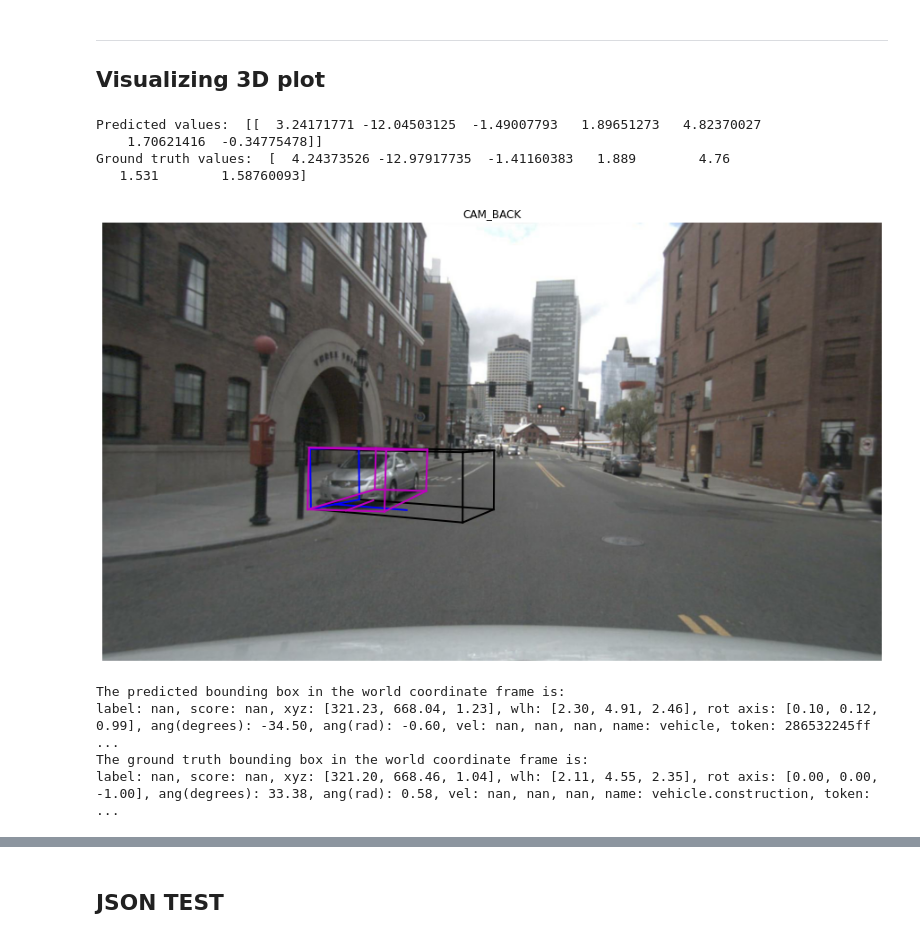
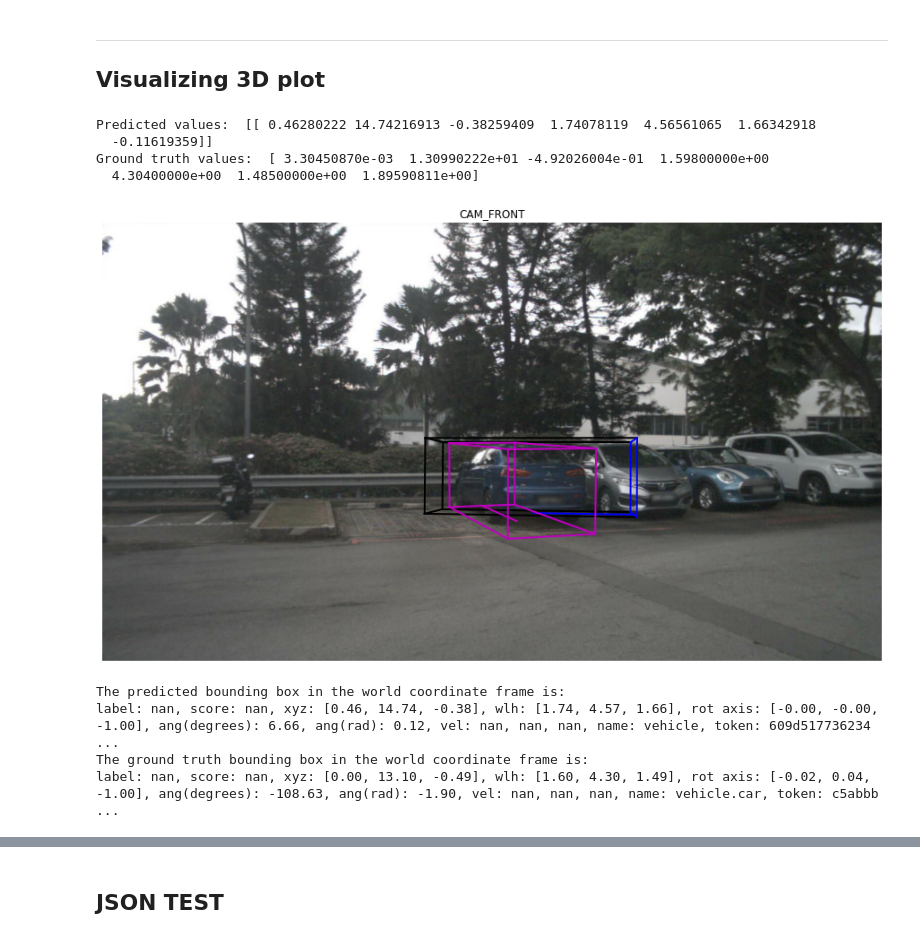
Before and after one commit to MikeS96/3d_obj_detection, a Jupyter notebook: 3D Bounding box regressor.ipynb, the cells around one changed output, grey strips where cells are left out. Drawn from its saved outputs; the diff is of its cells as text; code cells hidden in the pictures.

```diff
--- a/3D Bounding box regressor.ipynb
+++ b/3D Bounding box regressor.ipynb
@@ -509,52 +510,53 @@ KeyboardInterrupt:
 ## Visualizing 3D plot
 # %%
 # sample index to predict
-idx = 20 # Idx test max 283 - 92
+idx = 33 # Idx test max 283 - 92 - 25
 
 # Make a prediction with random forest model
 pred_test = svr_mo.predict(X_test_scaled[idx, :].reshape(1, -1))
 
 # Extract relevant info of the prediction
 fast_test = y_test_tokens.to_numpy()
 sample_token, cam_token, ann_token, label = fast_test[idx, :]
 
 # Obtaining metadata of the ground truth
 sensor_laser = 'LIDAR_TOP'
 sample_metadata = nusc.get('sample', sample_token)
 point_data = nusc.get('sample_data', sample_metadata['data'][sensor_laser])
 
 # Obtaining ground truth bounding box in Lidar coordinate frame
 gt_box = target_to_cam(nusc, point_data['token'], ann_token, pointsensor_channel = 'LIDAR_TOP')
 
 # Compare ground truth vs prediction
 print('Predicted values: ', pred_test)
 print('Ground truth values: ', y_test[idx, :])
 
 # Create a Quaternion with the orientation of the predicted vehicle
 q0 = Quaternion(axis=[0, 0, 1], angle = pred_test[0][6])
 # Create the bounding box object
 bbox = Box(pred_test[0][:3], pred_test[0][3:6], q0, name = label,token = sample_token)
 # Make a deepcopy of the results in the LiDAR frame
 lidar_box = copy.deepcopy(bbox)
 # Plot the results
 plot_3d_image_(nusc, cam_token, label, sample_token, bbox, gt_bbox_3d = gt_box)
 # %% [output]
-Predicted values:  [[  3.24171771 -12.04503125  -1.49007793   1.89651273   4.82370027
-    1.70621416  -0.34775478]]
-Ground truth values:  [  4.24373526 -12.97917735  -1.41160383   1.889        4.76
-   1.531        1.58760093]
+Predicted values:  [[ 0.46280222 14.74216913 -0.38259409  1.74078119  4.56561065  1.66342918
+  -0.11619359]]
+Ground truth values:  [ 3.30450870e-03  1.30990222e+01 -4.92026004e-01  1.59800000e+00
+  4.30400000e+00  1.48500000e+00  1.89590811e+00]
-[figure, old version]
+[figure, new version]
 # %%
 # Mapping predicted bounding box to world coordinate frame
-bbox_map_world = pred_to_world(nusc, point_data['token'], lidar_box, pointsensor_channel = 'LIDAR_TOP')
+#bbox_map_world = pred_to_world(nusc, point_data['token'], lidar_box, pointsensor_channel = 'LIDAR_TOP')
+bbox_map_world = copy.deepcopy(lidar_box)
+# Obtain box parameters
+#box = nusc.get_box(ann_token)
+box = target_to_cam(nusc, point_data['token'], ann_token, pointsensor_channel = 'LIDAR_TOP')
 
-# Obtain box parameters
-box = nusc.get_box(ann_token)
-
-print('The predicted bounding box in the world coordinate frame is: \n{}'.format(bbox_map_world))
+print('The predicted bounding box in the world coordinate frame is: \n{}'.format(lidar_box))
 print('The ground truth bounding box in the world coordinate frame is: \n{}'.format(box))
 # %% [output]
 The predicted bounding box in the world coordinate frame is:
-label: nan, score: nan, xyz: [321.23, 668.04, 1.23], wlh: [2.30, 4.91, 2.46], rot axis: [0.10, 0.12, 0.99], ang(degrees): -34.50, ang(rad): -0.60, vel: nan, nan, nan, name: vehicle, token: 286532245ff ...
+label: nan, score: nan, xyz: [0.46, 14.74, -0.38], wlh: [1.74, 4.57, 1.66], rot axis: [-0.00, -0.00, -1.00], ang(degrees): 6.66, ang(rad): 0.12, vel: nan, nan, nan, name: vehicle, token: 609d517736234 ...
 The ground truth bounding box in the world coordinate frame is:
-label: nan, score: nan, xyz: [321.20, 668.46, 1.04], wlh: [2.11, 4.55, 2.35], rot axis: [0.00, 0.00, -1.00], ang(degrees): 33.38, ang(rad): 0.58, vel: nan, nan, nan, name: vehicle.construction, token: ...
+label: nan, score: nan, xyz: [0.00, 13.10, -0.49], wlh: [1.60, 4.30, 1.49], rot axis: [-0.02, 0.04, -1.00], ang(degrees): -108.63, ang(rad): -1.90, vel: nan, nan, nan, name: vehicle.car, token: c5abbb ...
```
Also changed, not shown: parts of 13 cells of this notebook, 1 other file.
